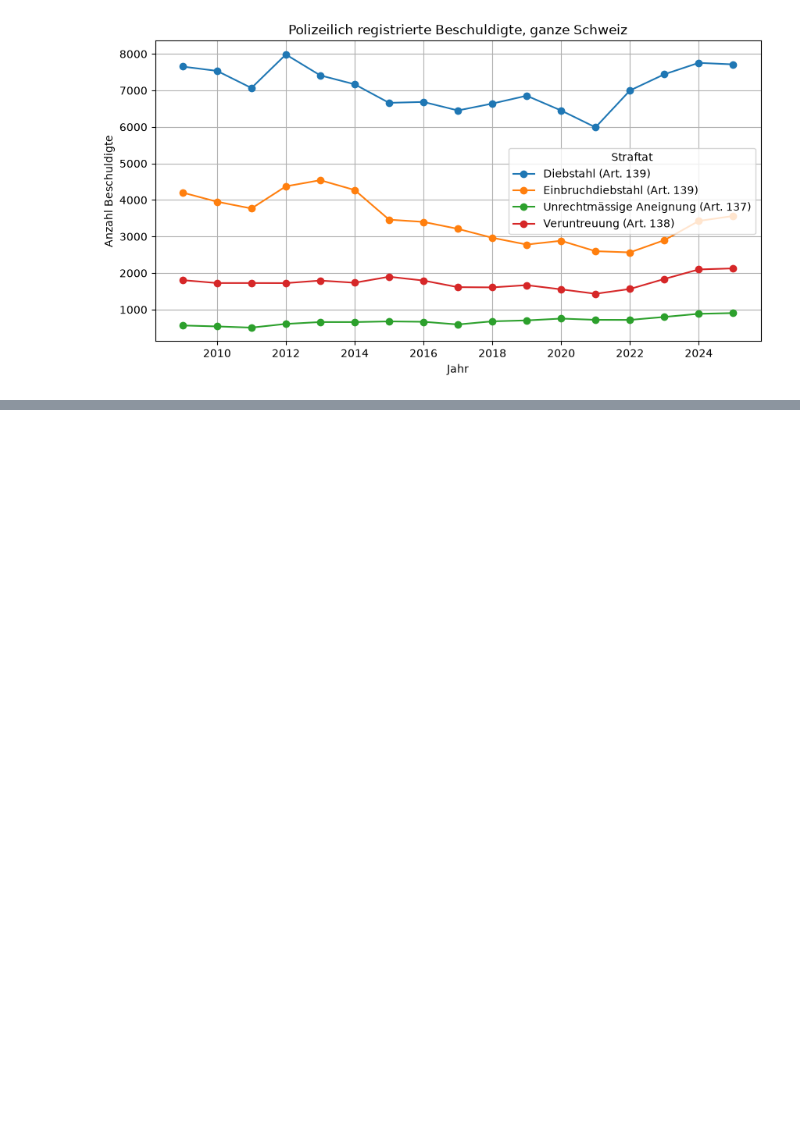
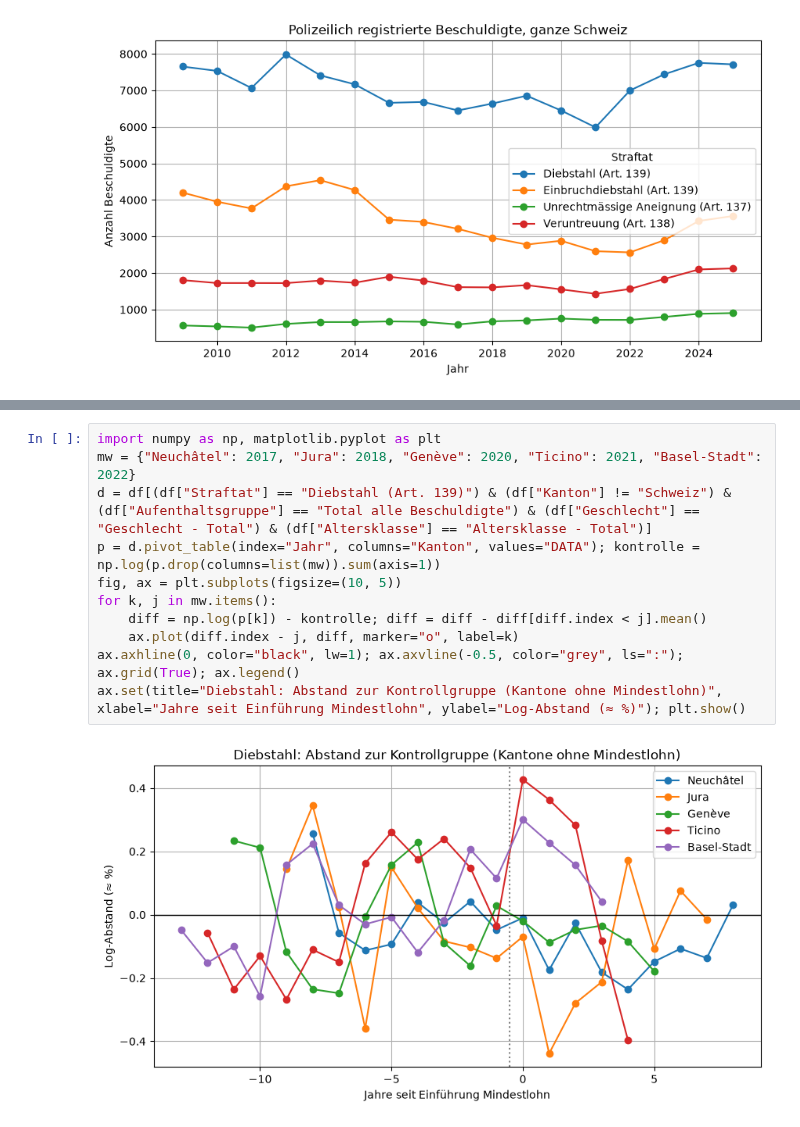
Before and after one commit to GianlucaZumbuehl/Python-Project-HS26-Criminality-and-Minimum-Wage, a Jupyter notebook: data_visualisation_cleaning.ipynb, the cells around one changed output, grey strips where cells are left out. Drawn from its saved outputs; the diff is of its cells as text; blank space fills up the shorter version.

```diff
--- a/data_visualisation_cleaning.ipynb
+++ b/data_visualisation_cleaning.ipynb
@@ -204,0 +230,13 @@ tabelle.plot(
+# %%
+import numpy as np, matplotlib.pyplot as plt
+mw = {"Neuchâtel": 2017, "Jura": 2018, "Genève": 2020, "Ticino": 2021, "Basel-Stadt": 2022}
+d = df[(df["Straftat"] == "Diebstahl (Art. 139)") & (df["Kanton"] != "Schweiz") & (df["Aufenthaltsgruppe"] == "Total alle Beschuldigte") & (df["Geschlecht"] == "Geschlecht - Total") & (df["Altersklasse"] == "Altersklasse - Total")]
+p = d.pivot_table(index="Jahr", columns="Kanton", values="DATA"); kontrolle = np.log(p.drop(columns=list(mw)).sum(axis=1))
+fig, ax = plt.subplots(figsize=(10, 5))
+for k, j in mw.items():
+    diff = np.log(p[k]) - kontrolle; diff = diff - diff[diff.index < j].mean()
+    ax.plot(diff.index - j, diff, marker="o", label=k)
+ax.axhline(0, color="black", lw=1); ax.axvline(-0.5, color="grey", ls=":"); ax.grid(True); ax.legend()
+ax.set(title="Diebstahl: Abstand zur Kontrollgruppe (Kantone ohne Mindestlohn)", xlabel="Jahre seit Einführung Mindestlohn", ylabel="Log-Abstand (≈ %)"); plt.show()
+# %% [output]
+[figure, added]
```
Also changed, not shown: parts of 2 cells of this notebook, 7 other files.
